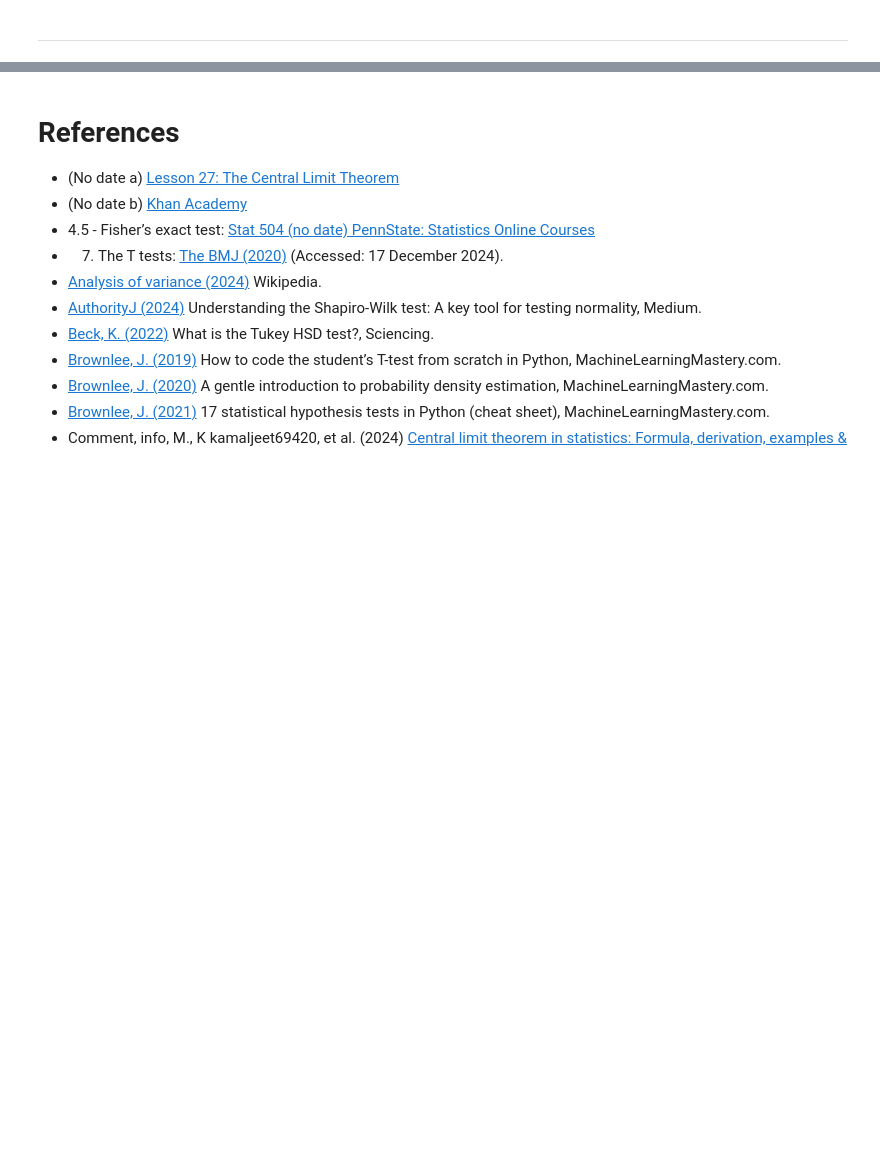
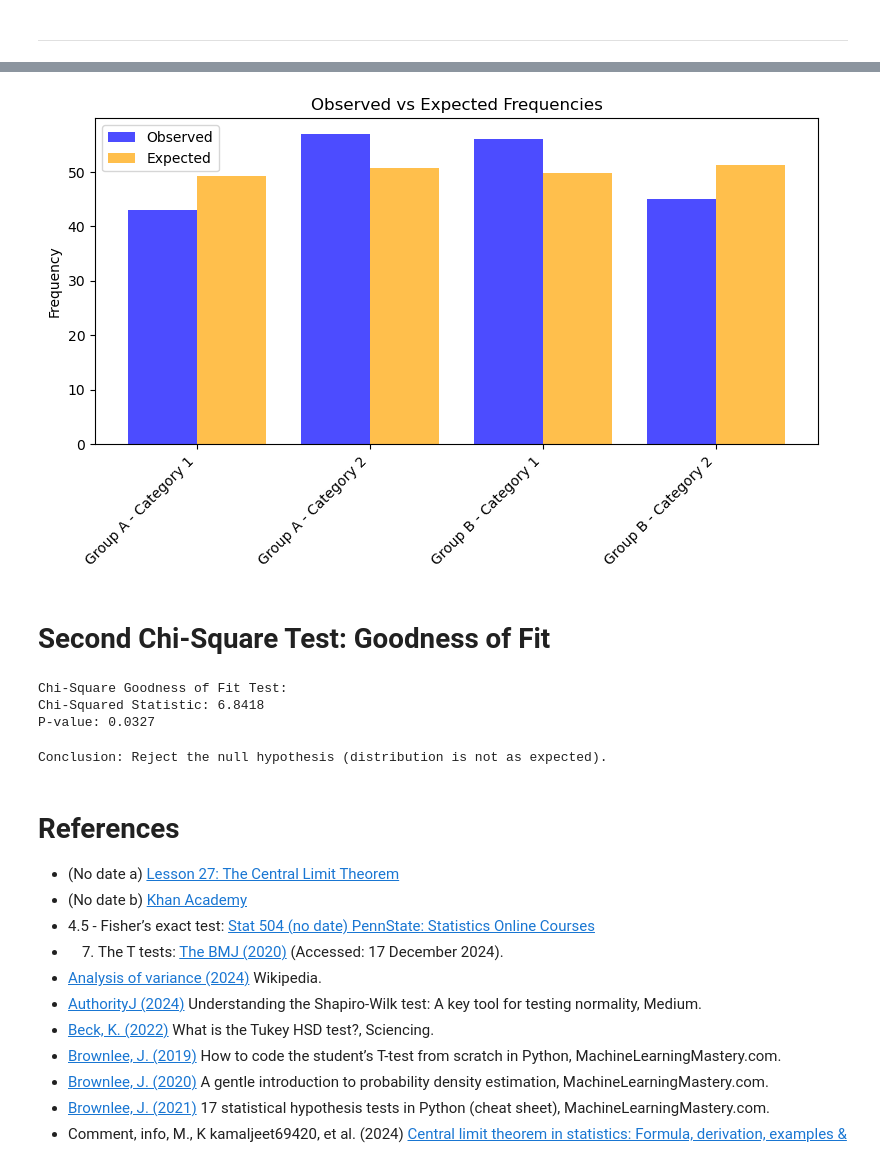
Before and after one commit to keithmmc/appliedstats, a Jupyter notebook: tasks.ipynb, the cells around one changed output, grey strips where cells are left out. Drawn from its saved outputs; the diff is of its cells as text; code cells hidden in the pictures; blank space fills up the shorter version.

```diff
--- a/tasks.ipynb
+++ b/tasks.ipynb
@@ -901,0 +960,33 @@ Post hoc analysis using Tukey's HSD test revealed the pairwise differences betwe
+# %%
+alpha = 0.05
+
+# Bar plot for observed vs expected frequencies
+fig, ax = plt.subplots(figsize=(8, 5))
+categories = ["Category 1", "Category 2"]
+group_labels = ["Group A", "Group B"]
+
+# Flattening arrays for plotting
+observed_flat = observed.flatten()
+expected_flat = expected.flatten()
+x_labels = [f"{group} - {cat}" for group in group_labels for cat in categories]
+
+# Plot bars
+x = np.arange(len(x_labels))
+width = 0.4
+ax.bar(x - width/2, observed_flat, width, label="Observed", color="blue", alpha=0.7)
+ax.bar(x + width/2, expected_flat, width, label="Expected", color="orange", alpha=0.7)
+
+# Labels and title
+ax.set_xticks(x)
+ax.set_xticklabels(x_labels, rotation=45, ha="right")
+ax.set_ylabel("Frequency")
+ax.set_title("Observed vs Expected Frequencies")
+ax.legend()
+
+# Show plot
+plt.tight_layout()
+plt.show()
+# %% [output]
+[figure, added]
+# %% [markdown]
+# Second Chi-Square Test: Goodness of Fit
@@ -902,3 +1000,18 @@ Post hoc analysis using Tukey's HSD test revealed the pairwise differences betwe
+# %%
+print(f"\nChi-Square Goodness of Fit Test:")
+print(f"Chi-Squared Statistic: {chi2_gof:.4f}")
+print(f"P-value: {p_gof:.4f}")
+# %% [output]
+Chi-Square Goodness of Fit Test:
+Chi-Squared Statistic: 6.8418
+P-value: 0.0327
+# %%
+if p_gof < alpha:
+    print("Conclusion: Reject the null hypothesis (distribution is not as expected).")
+else:
+    print("Conclusion: Fail to reject the null hypothesis (distribution matches expectation).")
+# %% [output]
+Conclusion: Reject the null hypothesis (distribution is not as expected).
 # %% [markdown]
 # References
 
```
Also changed, not shown: parts of 24 cells of this notebook.
